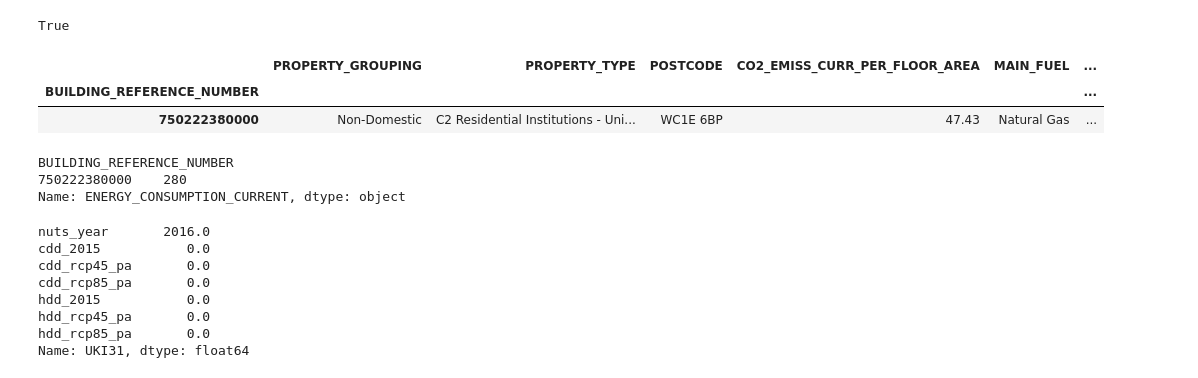
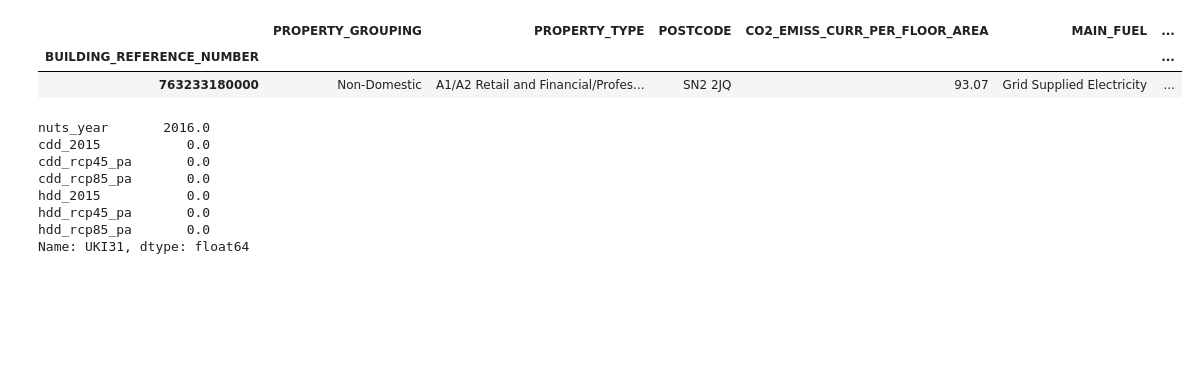
Before and after one commit to BlockchainClimateInstitute/package-crrem, a Jupyter notebook: CVAR .ipynb, the cells around one changed output. Drawn from its saved outputs; the diff is of its cells as text; code cells hidden in the pictures; blank space fills up the shorter version.

```diff
--- a/CVAR .ipynb
+++ b/CVAR .ipynb
@@ -42,22 +43,10 @@ json = {'BUILDING_REFERENCE_NUMBER':5336094578,'PROPERTY_GROUPING':'Domestic','P
 # %%
-epc = DataQ(f"""select * from public.epcsourcedata where "BUILDING_REFERENCE_NUMBER" = {750222380000} """).data
-epc = epc.set_index('BUILDING_REFERENCE_NUMBER')
+epc = DataQ(f"""select * from public.epcsourcedata where "BUILDING_REFERENCE_NUMBER" = {763233180000} """).data
+epc.set_index('BUILDING_REFERENCE_NUMBER')
+# %% [output]
+|  | PROPERTY_GROUPING | PROPERTY_TYPE | POSTCODE | CO2_EMISS_CURR_PER_FLOOR_AREA | MAIN_FUEL | ... |
+| BUILDING_REFERENCE_NUMBER |  |  |  |  |  | ... |
+| 763233180000 | Non-Domestic | A1/A2 Retail and Financial/Profes... | SN2 2JQ | 93.07 | Grid Supplied Electricity | ... |
-# %%
-epc['ENERGY_CONSUMPTION_CURRENT'].iloc[0] == None
-# %% [output]
-True
-# %%
-epc
-# %% [output]
-|  | PROPERTY_GROUPING | PROPERTY_TYPE | POSTCODE | CO2_EMISS_CURR_PER_FLOOR_AREA | MAIN_FUEL | ... |
-| BUILDING_REFERENCE_NUMBER |  |  |  |  |  | ... |
-| 750222380000 | Non-Domestic | C2 Residential Institutions - Uni... | WC1E 6BP | 47.43 | Natural Gas | ... |
-# %%
-b.epc.loc[:,'ENERGY_CONSUMPTION_CURRENT']
-# %% [output]
-BUILDING_REFERENCE_NUMBER
-750222380000    280
-Name: ENERGY_CONSUMPTION_CURRENT, dtype: object
 # %%
 class Building:
 
```
Also changed, not shown: parts of 7 cells of this notebook, 7 other files.
